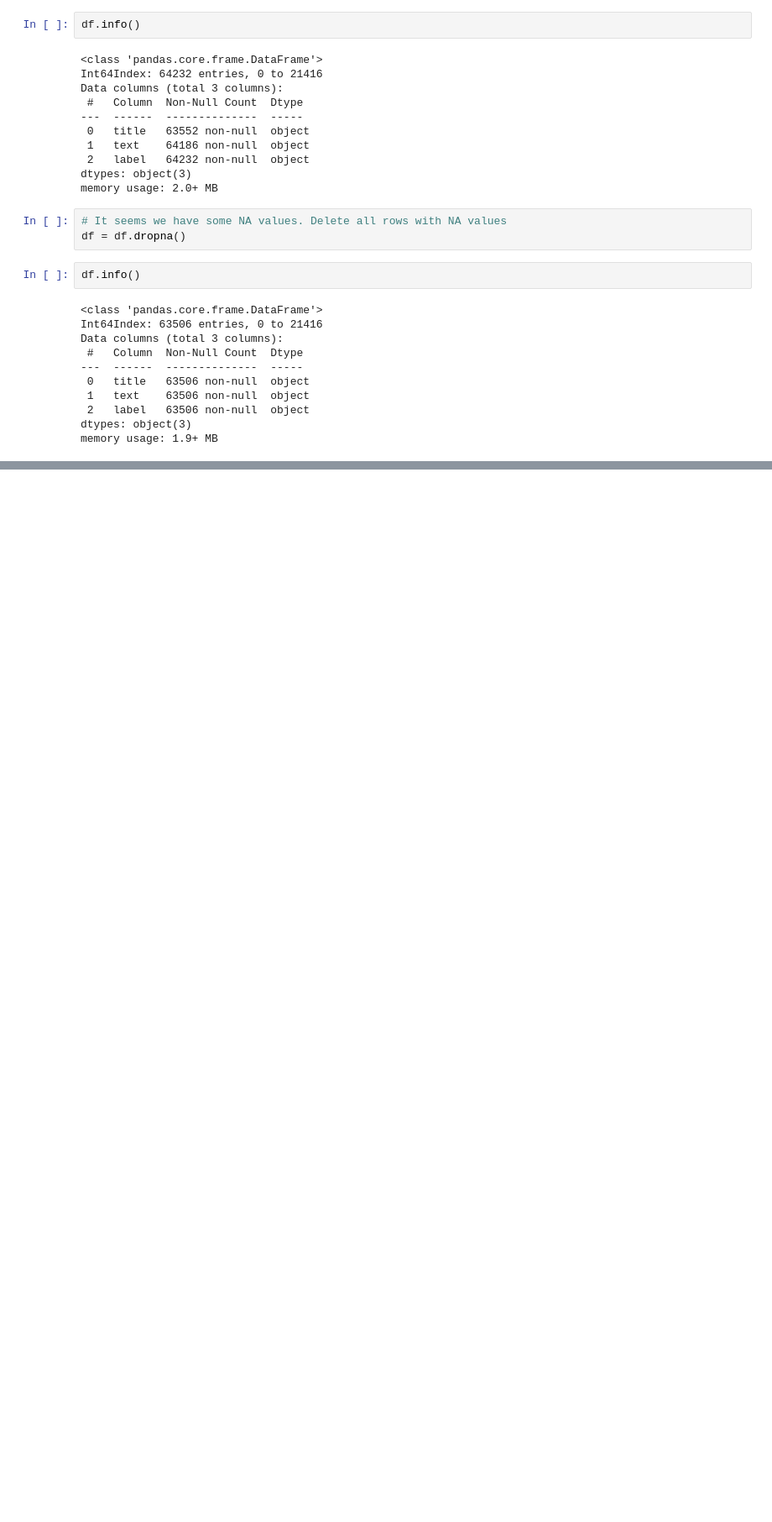
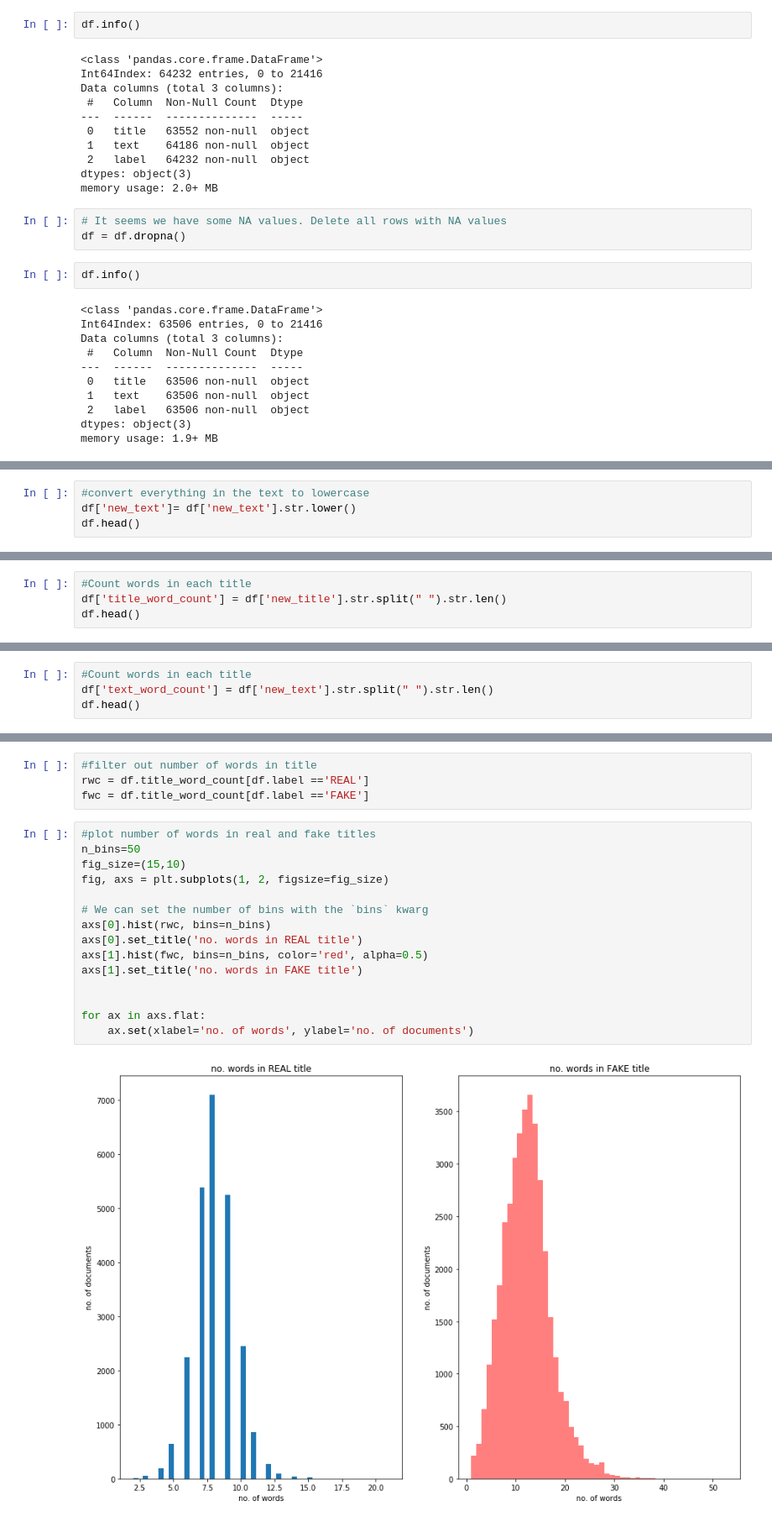
Before and after one commit to efbelle/Capstone-2-Fake-News-Detector, a Jupyter notebook: Fake News Detector.ipynb, the cells around one changed output, grey strips where cells are left out. Shown at 84% size. Cells and saved outputs as stored; diff of their text form; blank space fills up the shorter version.

```diff
--- a/Fake News Detector.ipynb
+++ b/Fake News Detector.ipynb
@@ -316,0 +500,4 @@ memory usage: 1.9+ MB
+# %%
+#convert everything in the text to lowercase
+df['new_text']= df['new_text'].str.lower()
+df.head()
@@ -316,0 +511,4 @@ memory usage: 1.9+ MB
+# %%
+#Count words in each title
+df['title_word_count'] = df['new_title'].str.split(" ").str.len()
+df.head()
@@ -316,0 +522,4 @@ memory usage: 1.9+ MB
+# %%
+#Count words in each title
+df['text_word_count'] = df['new_text'].str.split(" ").str.len()
+df.head()
@@ -316,0 +533,21 @@ memory usage: 1.9+ MB
+# %%
+#filter out number of words in title
+rwc = df.title_word_count[df.label =='REAL']
+fwc = df.title_word_count[df.label =='FAKE']
+# %%
+#plot number of words in real and fake titles
+n_bins=50
+fig_size=(15,10)
+fig, axs = plt.subplots(1, 2, figsize=fig_size)
+
+# We can set the number of bins with the `bins` kwarg
+axs[0].hist(rwc, bins=n_bins)
+axs[0].set_title('no. words in REAL title')
+axs[1].hist(fwc, bins=n_bins, color='red', alpha=0.5)
+axs[1].set_title('no. words in FAKE title')
+
+
+for ax in axs.flat:
+    ax.set(xlabel='no. of words', ylabel='no. of documents')
+# %% [output]
+[figure, added]
```
Also changed, not shown: parts of 90 cells of this notebook.
